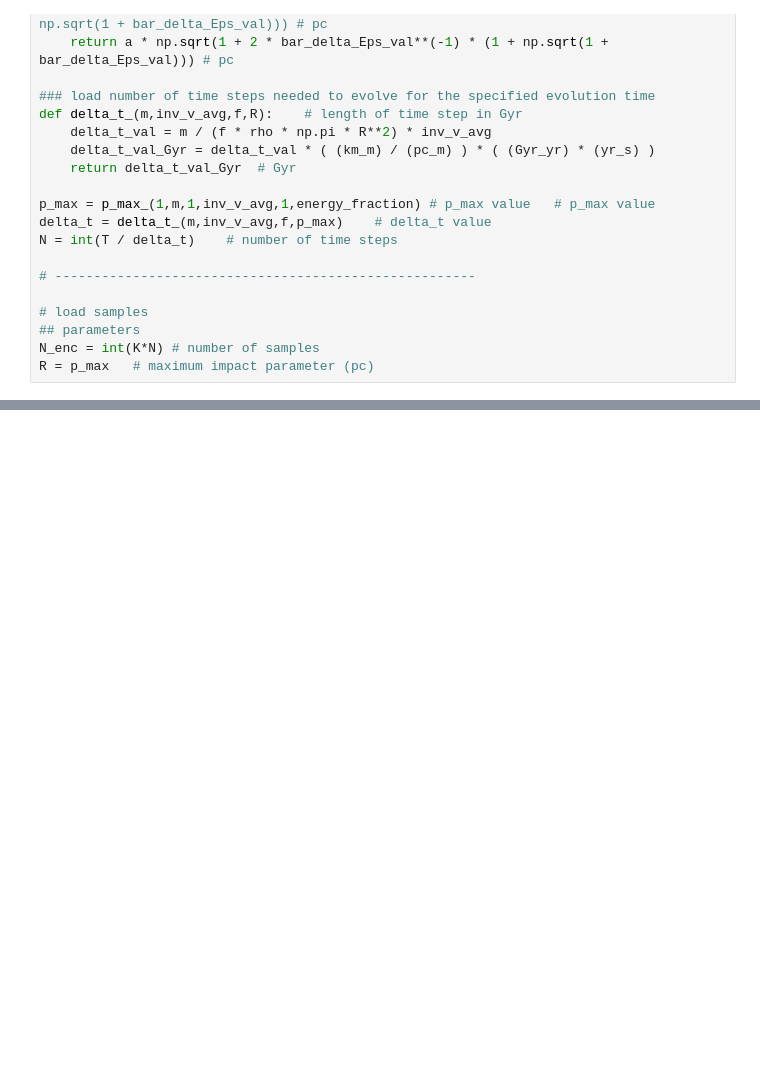
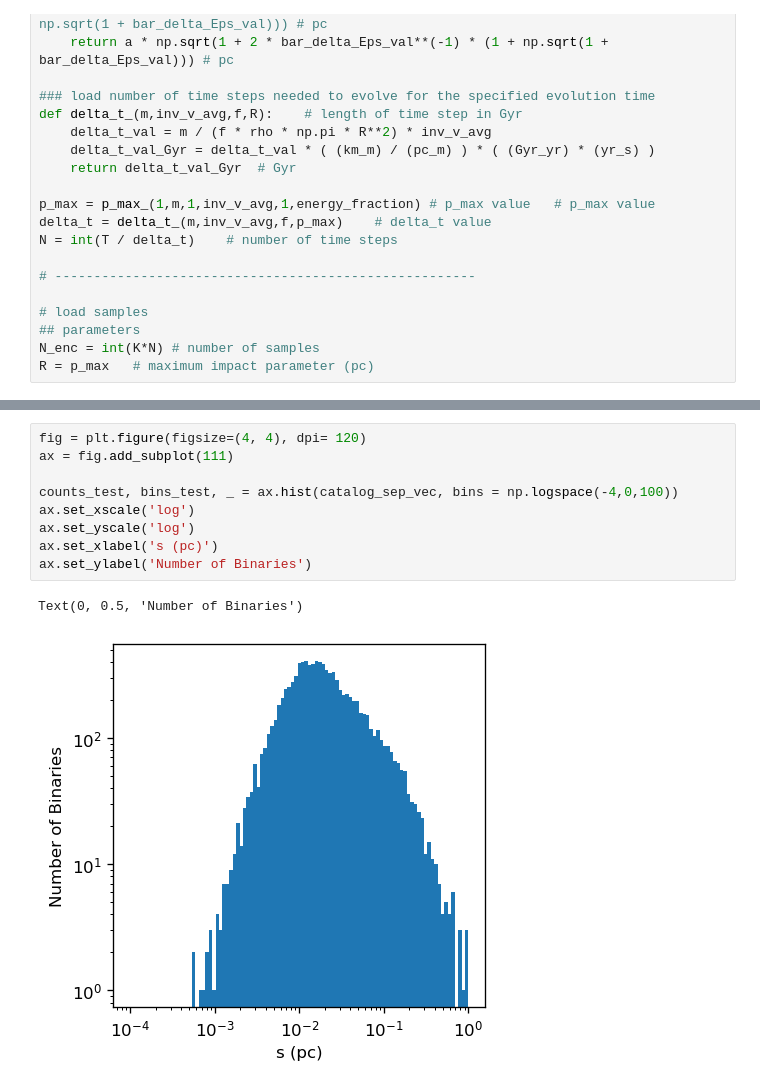
Before and after one commit to edwarddramirez/dmbinaries, a Jupyter notebook: statistics/limits.ipynb, the cells around one changed output, grey strips where cells are left out. Saved outputs shown, nothing was run; the diff lists cells and outputs as text; blank space fills up the shorter version.

```diff
--- a/statistics/limits.ipynb
+++ b/statistics/limits.ipynb
@@ -313,0 +239,12 @@ ax.set_yscale('log')
+# %%
+fig = plt.figure(figsize=(4, 4), dpi= 120)
+ax = fig.add_subplot(111)
+
+counts_test, bins_test, _ = ax.hist(catalog_sep_vec, bins = np.logspace(-4,0,100))
+ax.set_xscale('log')
+ax.set_yscale('log')
+ax.set_xlabel('s (pc)')
+ax.set_ylabel('Number of Binaries')
+# %% [output]
+Text(0, 0.5, 'Number of Binaries')
+[figure, added]
```
Also changed, not shown: parts of 34 cells of this notebook, 18 other files.
